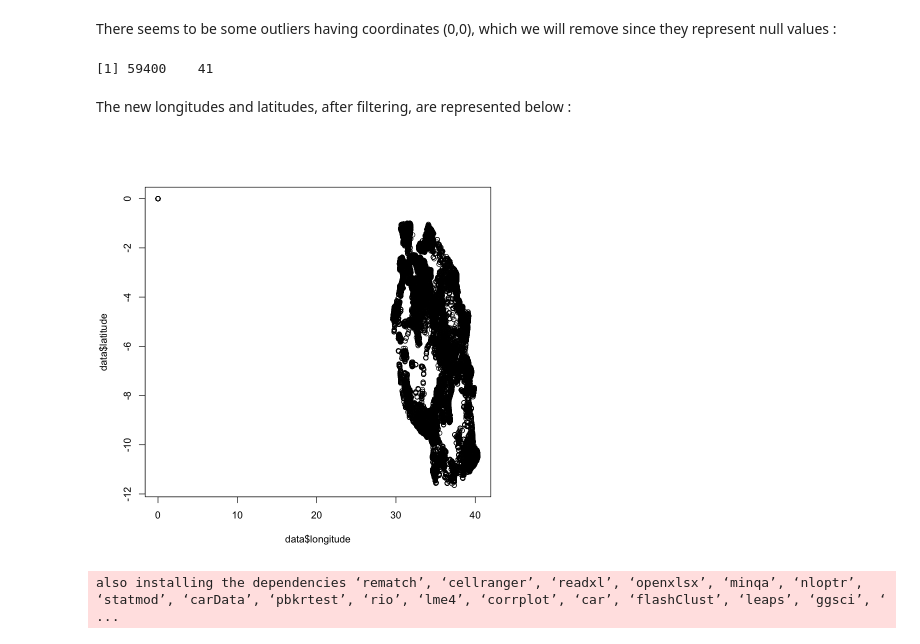
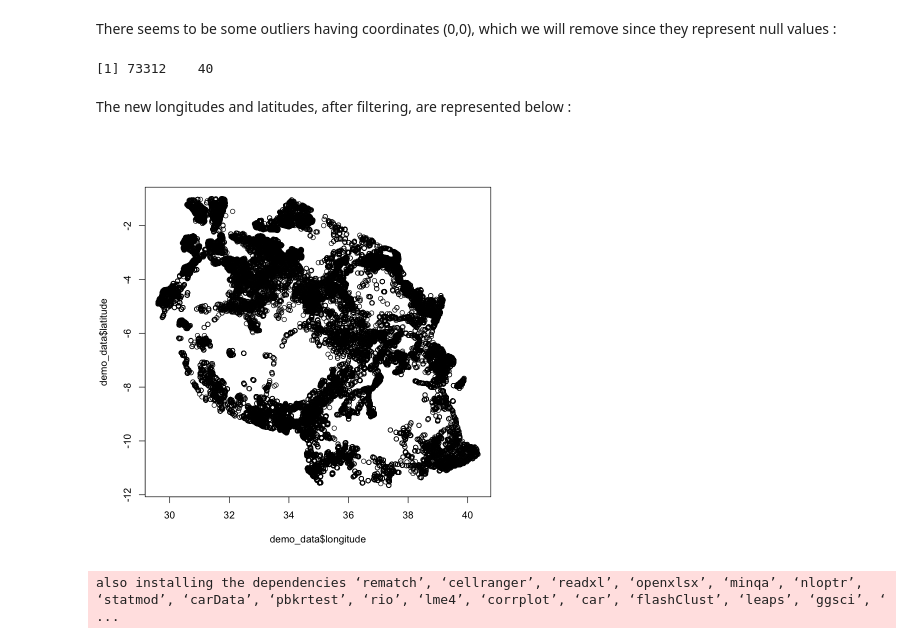
Before and after one commit to miromatagne/Driven-Data-Competition, a Jupyter notebook: ReportTemplate.ipynb, the cells around one changed output. Saved outputs shown, nothing was run; the diff lists cells and outputs as text; code cells hidden in the pictures.

```diff
--- a/ReportTemplate.ipynb
+++ b/ReportTemplate.ipynb
@@ -147,3 +159,5 @@ create_over_sampling_dataset <- function(df) {
     }
     return(df)
 }
+# %%
+demo_data <- create_over_sampling_dataset(demo_data)
@@ -187,4 +209,6 @@ remove_useless_features <- function(df) {
     df <- subset(df,select=-c(recorded_by))
     return(df)
 }
+# %%
+demo_data <- remove_useless_features(demo_data)
 # %%
@@ -200,4 +224,6 @@ convert_date_to_numeric <- function(df) {
     df$date_recorded <- as.numeric(as.Date(df$date_recorded))
     return(df)
 }
+# %%
+demo_data <- convert_date_to_numeric(demo_data)
 # %%
@@ -227,16 +253,18 @@ discard_unrealistic_coordinates <- function(df) {
     df <- df[df$longitude > 20 & df$latitude <0,]
     return(df)
 }
+# %%
+demo_data <- discard_unrealistic_coordinates(demo_data)
 # %%
-dim(data)
+dim(demo_data)
 # %% [output]
-[1] 59400    41
+[1] 73312    40
 # %% [markdown]
 The new longitudes and latitudes, after filtering, are represented below :
 # %%
-plot(data$longitude,data$latitude)
+plot(demo_data$longitude,demo_data$latitude)
 # %% [output]
-[figure, old version]
+[figure, new version]
 # %%
 install.packages("factoextra")
 # %% [output]
```
Also changed, not shown: parts of 21 cells of this notebook, 3 other files.
